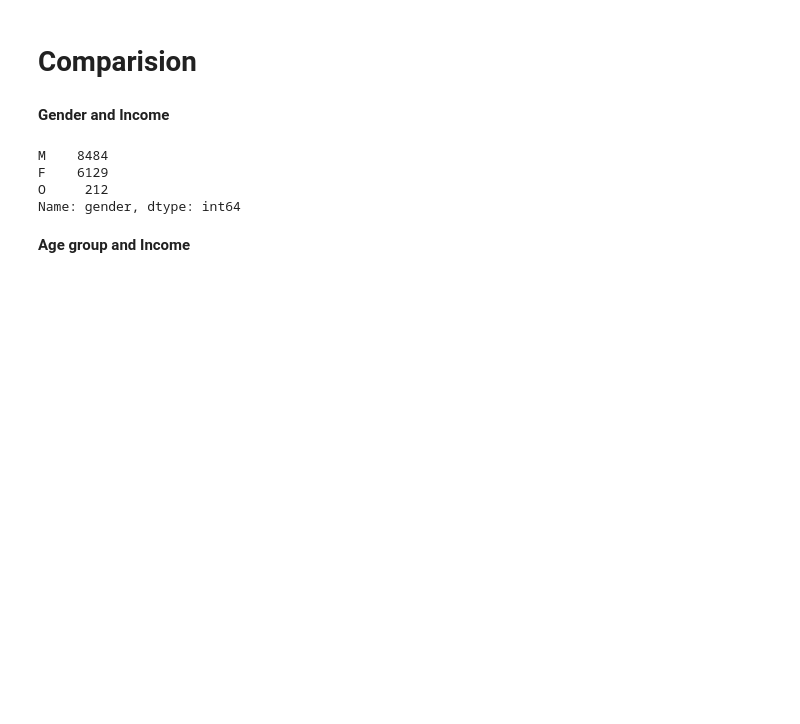
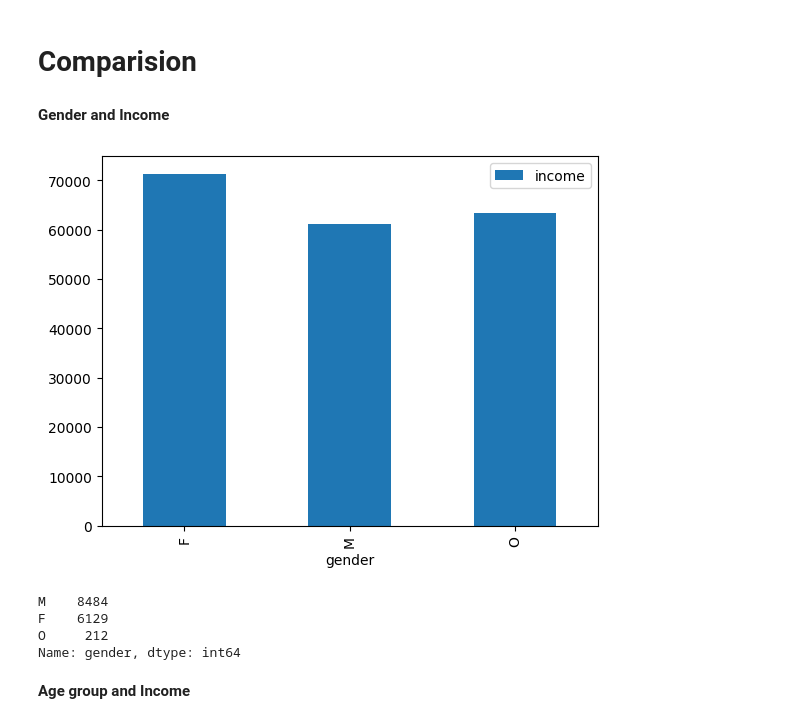
Before and after one commit to Bestine/Starbucks-Customer-Segmentations, a Jupyter notebook: dashboard_2 - profile.ipynb, the cells around one changed output. Saved outputs shown, nothing was run; the diff lists cells and outputs as text; code cells hidden in the pictures; blank space fills up the shorter version.

```diff
--- a/dashboard_2 - profile.ipynb
+++ b/dashboard_2 - profile.ipynb
@@ -20,7 +20,9 @@ df.head()
 # %% [markdown]
 **Gender and Income**
 # %%
-df1 = df[["gender", "income"]].groupby("gender").mean()
+df1 = df[["gender", "income"]].groupby("gender").mean().plot(kind="bar")
+# %% [output]
+[figure, added]
 # %%
 # Find the unique gender count
 df["gender"].value_counts()
```
Also changed, not shown: parts of 8 cells of this notebook, 1 other file.
